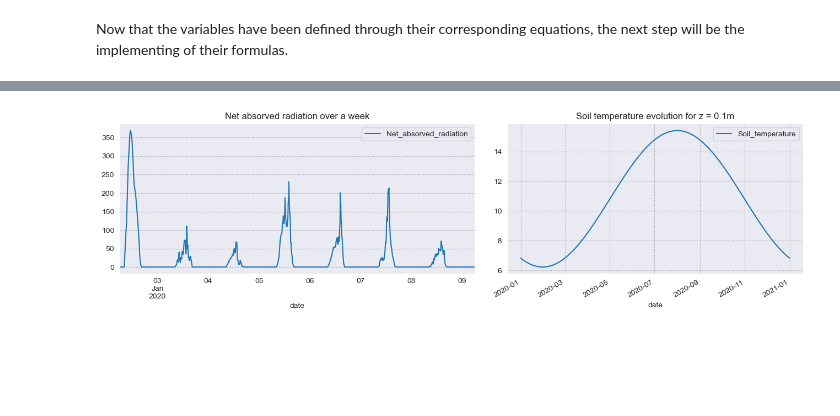
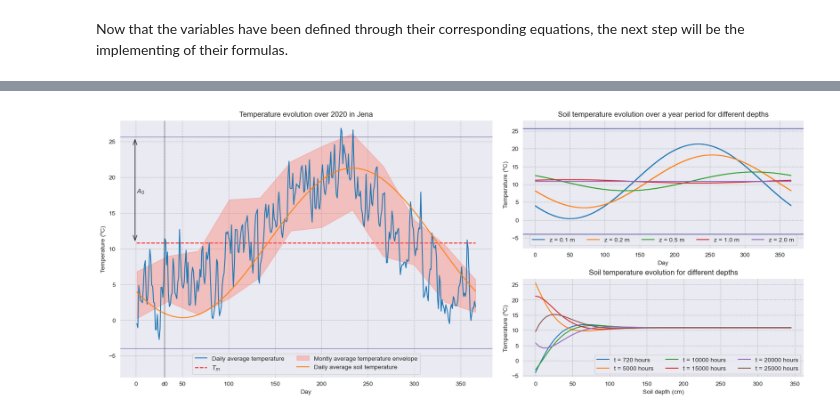
Before and after one commit to achrafkr/Data-Visualization, a Jupyter notebook: Notebooks/Weather_analysis.ipynb, the cells around one changed output, grey strips where cells are left out. Saved outputs shown, nothing was run; the diff lists cells and outputs as text; code cells hidden in the pictures; blank space fills up the shorter version.

```diff
--- a/Notebooks/Weather_analysis.ipynb
+++ b/Notebooks/Weather_analysis.ipynb
@@ -398,6 +433,6 @@ with $P$ being the time period (in hours) of recorded $T_{s}$ and $\lambda$ the
 # %% [markdown]
 Now that the variables have been defined through their corresponding equations, the next step will be the implementing of their formulas.
 # %%
-Wc = lambda Ta, v : 13.12 + 0.6215 * Ta - 11.37 * v**0.16 + 0.3965 * T * v**0.16
-At = lambda Ta, v, ea, Rn: Ta + 0.348 * ea - 0.7 * v + 0.7 * (Rn / (v + 10)) - 4.25
-Rn = lambda a, Ri, eps_s, eps_a, sigma, Ts, Ta: (1 - a) * Ri - eps_s * (sigma * Ts)**4 + eps_a * (sigma * Ta)**4
+Wc = lambda Ta, v : 13.12 + 0.6215*Ta + (0.3965*Ta - 11.37)*v**0.16
+At = lambda Ta, v, ea, Rn: Ta + 0.348*ea - 0.7*v + 0.7*(Rn / (v + 10)) - 4.25
+Rn = lambda a, Rs, eps_s, eps_a, sigma, Ts, Ta: (1 - a)*Rs - eps_s*(sigma*Ts)**4 + eps_a*(sigma*Ta)**4
@@ -416,4 +466,0 @@ t0 = (d0 - 1) * 24
-# %%
-max_T = data[['day_nb', 'T']].groupby('day_nb').max()
-min_T = data[['day_nb', 'T']].groupby('day_nb').min()
-A0 = 0.5 * (max_T['T'].mean() - min_T['T'].mean()) # to review
@@ -435,3 +481,0 @@ data["Net_absorved_radiation"] = data.SWDR.apply(lambda x: (1-a) * x) - eps_s *
-# %%
-data["Apparent_temp"] = At(data["T"], data.wv,  0.7 + 5.95e-4 * data.VPact * data['T'].apply(lambda x: np.exp(1500/(x + 273.1))), \
-    data.Net_absorved_radiation) # To review
@@ -440,10 +531,62 @@ data["Wind_chill"] = Wc(data["T"], data.wv)
 # %%
-fig, ax = plt.subplots(1, 2, figsize=(16, 4), gridspec_kw={'width_ratios': [1.2, 1]})
+%%time
+avg_min_temp = data[["day_nb", "month", "T"]].groupby("day_nb").min().groupby("month")["T"].mean().values.flatten()
+avg_max_temp = data[["day_nb", "month", "T"]].groupby("day_nb").max().groupby("month")["T"].mean().values.flatten()
+
+fig = plt.figure(figsize=(16, 6.5), constrained_layout=True)
 fig.subplots_adjust(wspace=0.1)
-data.iloc[180:180+6*24*7].plot(x="date", y="Net_absorved_radiation", ax=ax[0])
-ax[0].set_title("Net absorved radiation over a week")
-data.plot(x="date", y="Soil_temperature", ax=ax[1])
-ax[1].set_title("Soil temperature evolution for z = 0.1m")
+subfigs = fig.subfigures(1, 2, width_ratios = [1.3, 1])
+ax_ = subfigs[0].subplots()
+ax = subfigs[1].subplots(2, 1, height_ratios = [1.3, 1])
+
+ax_.plot(data[['day_nb', 'T']].groupby('day_nb').mean(), label="Daily average temperature")
+ax_.plot(np.arange(1, data.day_nb.max() + 1), Tm * np.ones(data.day_nb.max()), color="r", linestyle="dashed", zorder=0, label="$T_{m}$")
+ax_.set_xlabel("Day")
+ax_.set_ylabel("Temperature (ºC)")
+ax_.fill_between(np.linspace(1, data.day_nb.max(), len(avg_min_temp)), avg_min_temp, avg_max_temp,
+                   label="Montly average temperature envelope", color="salmon", alpha=0.4)
+ax_.plot(data[['day_nb', 'Soil_temperature']].groupby('day_nb').mean(), label="Daily average soil temperature")
+## custom ticks
+xticks, labels = ax_.get_xticks()[1:-1], ax_.get_xticklabels()[1:-1]
+# add tick
+xticks = np.hstack((xticks, np.array([d0])))
+labels += [text.Text(d0-3., 0, 'd0')]
+# sort ticks and labels
+labels.sort(key=lambda x:x.get_position()[0])
+xticks=np.sort(xticks)
+ax_.axvline(x=d0, color="k", alpha=0.3)
+ax_.axhline(y=Tm+A0, color="navy", alpha=0.3)
+ax_.axhline(y=Tm-A0, color="navy", alpha=0.3)
+arr=patches.FancyArrowPatch((-1, Tm), (-1, Tm+A0), color="k", alpha=0.6, linewidth=1.5,
+                               arrowstyle='<->,head_width=.15', mutation_scale=20)
+ax_.add_patch(arr)
+ax_.annotate("$A_0$", (2, .45), xycoords=arr, ha='center', va='bottom')
+ax_.set_title("Temperature evolution over 2020 in Jena")
+ax_.set_xticks(ticks=xticks, labels=labels)
+ax_.legend(ncols=2, loc="lower center")
+ax_.set_ylim(-8, 28)
+
+# plot soil temp for different values of z.
+for z in [10, 20, 50, 100, 200]:
+    ax[0].plot(data.day_nb, data.recording_hour.apply(lambda x: Ts(Tm, A0, z, t0, x)).values, label=f"z = {z/100} m")
+
+ax[0].axhline(y=Tm+A0, color="navy", alpha=0.5)
+ax[0].axhline(y=Tm-A0, color="navy", alpha=0.5)
+ax[0].set_title("Soil temperature evolution over a year period for different depths")
+ax[0].set_xlabel("Day")
+ax[0].set_ylabel("Temperature (ºC)")
+ax[0].legend(ncols=5, loc="lower center")
+ax[0].set_ylim(-8, 28)
+
+# plot soil temp for different values of z and times.
+for t in [t0, 5000, 10000, 15000, 20000, 25000]:
+    ax[1].plot(np.arange(0, 350, 5), [Ts(Tm, A0, z, t0, t) for z in np.arange(0, 350, 5)], label=f"t = {t} hours")
+
+ax[1].set_title("Soil temperature evolution for different depths")
+ax[1].set_xlabel("Soil depth (cm)")
+ax[1].set_ylabel("Temperature (ºC)")
+ax[1].legend(ncols=3, loc="lower right")
+
 plt.show()
 # %% [output]
-[figure, old version]
+[figure, new version]
```
Also changed, not shown: parts of 33 cells of this notebook.
